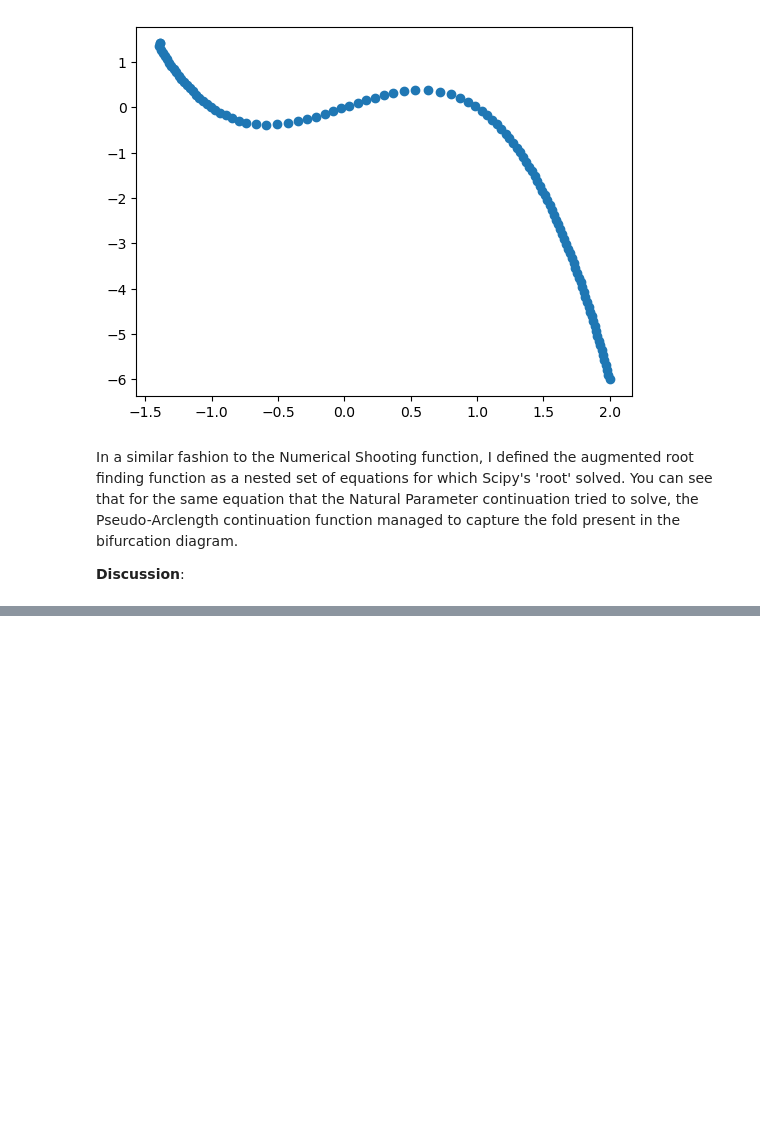
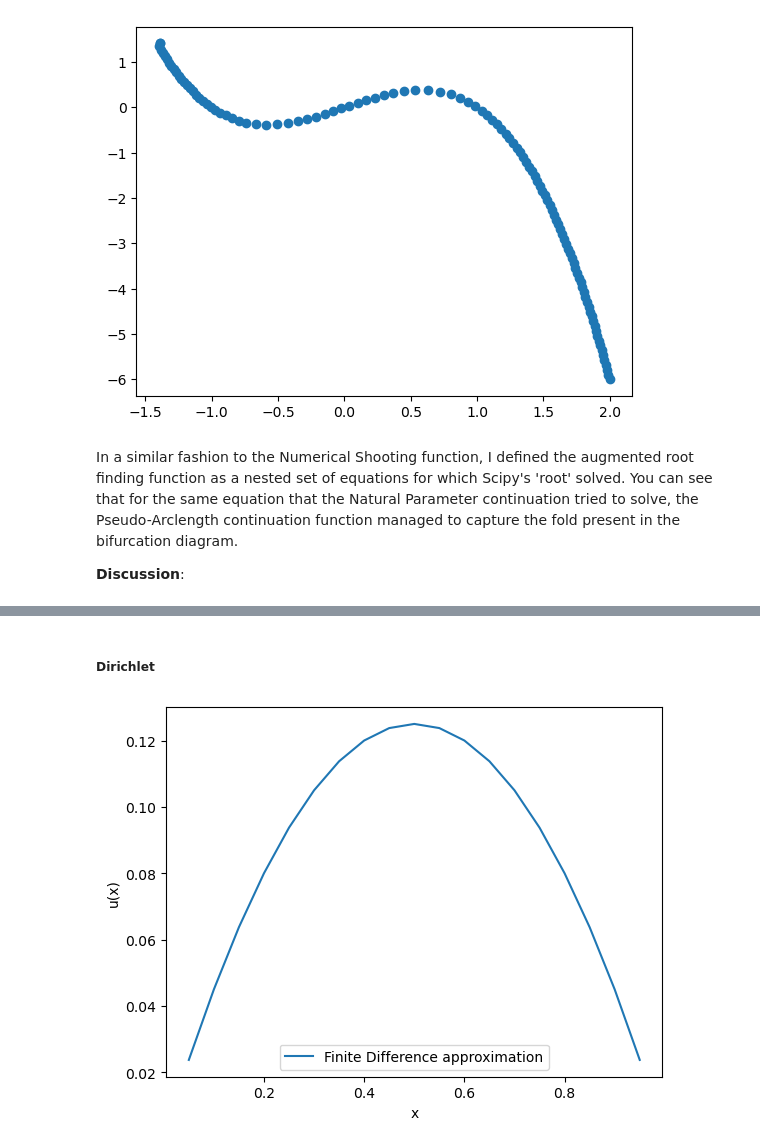
Before and after one commit to HenryHutch2001/EMAT30008, a Jupyter notebook: Report.ipynb, the cells around one changed output, grey strips where cells are left out. Saved outputs shown, nothing was run; the diff lists cells and outputs as text; code cells hidden in the pictures; blank space fills up the shorter version.

```diff
--- a/Report.ipynb
+++ b/Report.ipynb
@@ -187,0 +196,15 @@ My function for the Finite Difference
+# %% [markdown]
+##### Dirichlet
+# %%
+from My_Functions import FiniteDifference
+
+def source(x,f):
+    return np.ones(np.size(x))
+x,y = FiniteDifference(source,1,20,'dirichlet',0.0,0.0)
+plt.plot(x,y,label='Finite Difference approximation')
+plt.xlabel('x')
+plt.ylabel('u(x)')
+plt.legend()
+plt.show()
+# %% [output]
+[figure, added]
```
Also changed, not shown: parts of 21 cells of this notebook, 6 other files.
